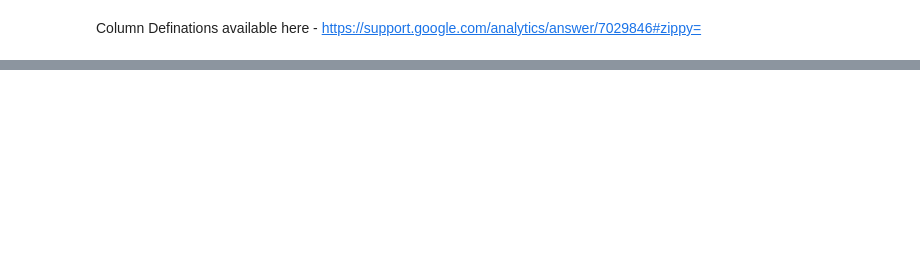
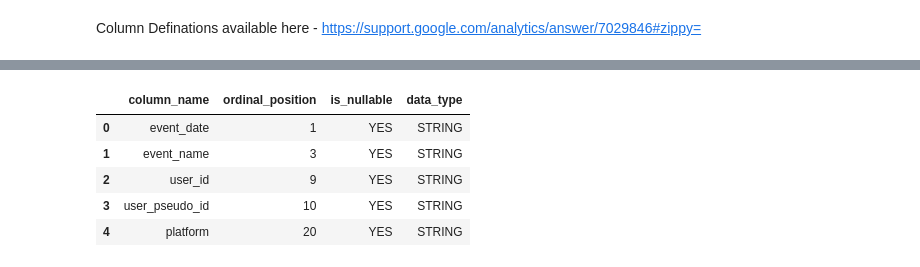
Before and after one commit to lavinigam-gcp/BQML, a Jupyter notebook: GA4-BQ-AudSeg-EDA.ipynb, the cells around one changed output, grey strips where cells are left out. Cells and saved outputs as stored; diff of their text form; code cells hidden in the pictures; blank space fills up the shorter version.

```diff
--- a/GA4-BQ-AudSeg-EDA.ipynb
+++ b/GA4-BQ-AudSeg-EDA.ipynb
@@ -166,0 +137,8 @@ WHERE table_name = 'events_20210116'
+# %%
+%%time
+
+table_params = bq_helper_functions.get_table_detail_dict(project_id,dataset_id,'events_20201119')
+df , query = bq_helper_functions.get_datatypes_of_column(table_params,specific_type="STRING") #table name is required
+print(query)
+df
+# %% [output]
@@ -166,0 +148,6 @@ WHERE table_name = 'events_20210116'
+|  | column_name | ordinal_position | is_nullable | data_type |
+| 0 | event_date | 1 | YES | STRING |
+| 1 | event_name | 3 | YES | STRING |
+| 2 | user_id | 9 | YES | STRING |
+| 3 | user_pseudo_id | 10 | YES | STRING |
+| 4 | platform | 20 | YES | STRING |
```
Also changed, not shown: parts of 28 cells of this notebook, 1 other file.
